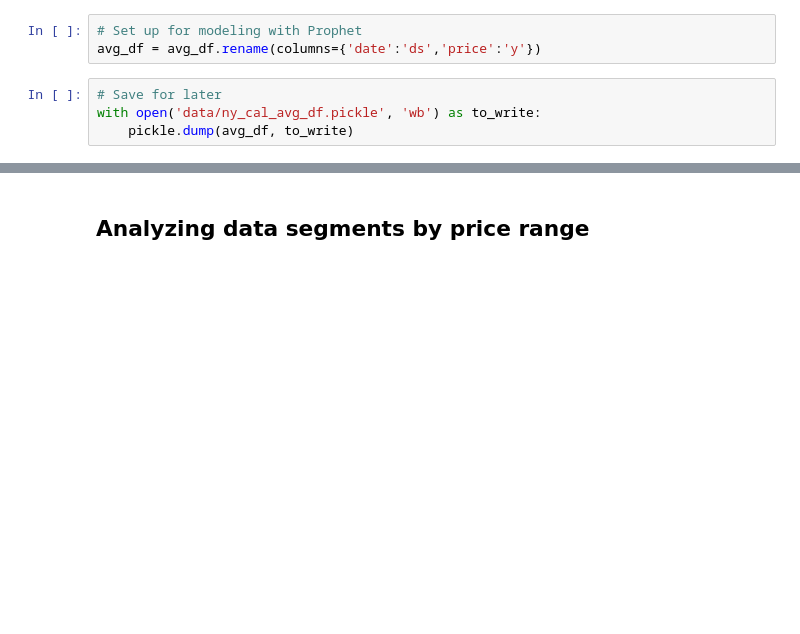
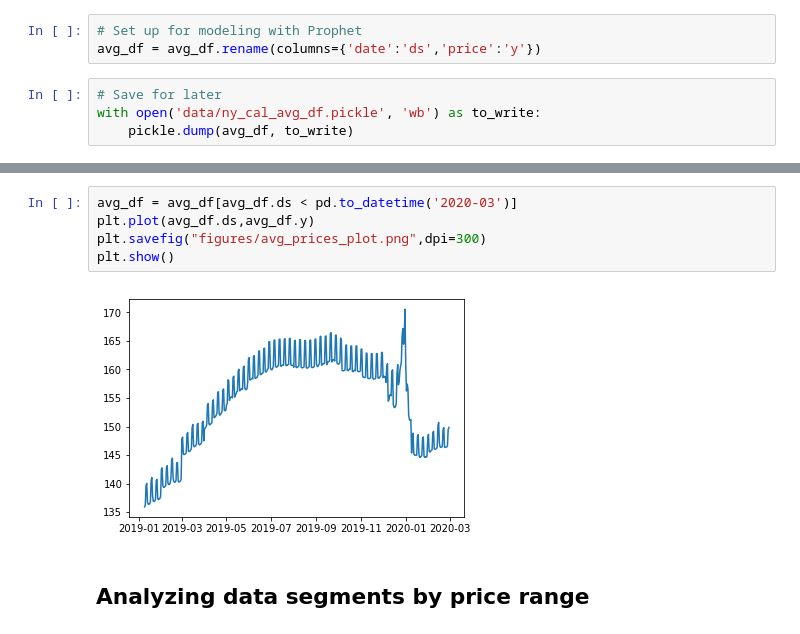
Before and after one commit to toshalpatel/data_analytics_airbnb, a Jupyter notebook: time_series.ipynb, the cells around one changed output, grey strips where cells are left out. Drawn from its saved outputs; the diff is of its cells as text; blank space fills up the shorter version.

```diff
--- a/time_series.ipynb
+++ b/time_series.ipynb
@@ -212,3 +222,10 @@ plt.plot(avg_df.ds,avg_df.y)
+# %%
+avg_df = avg_df[avg_df.ds < pd.to_datetime('2020-03')]
+plt.plot(avg_df.ds,avg_df.y)
+plt.savefig("figures/avg_prices_plot.png",dpi=300)
+plt.show()
+# %% [output]
+[figure, added]
 # %% [markdown]
 ## Analyzing data segments by price range
 # %%
```
Also changed, not shown: parts of 14 cells of this notebook, 14 other files.
